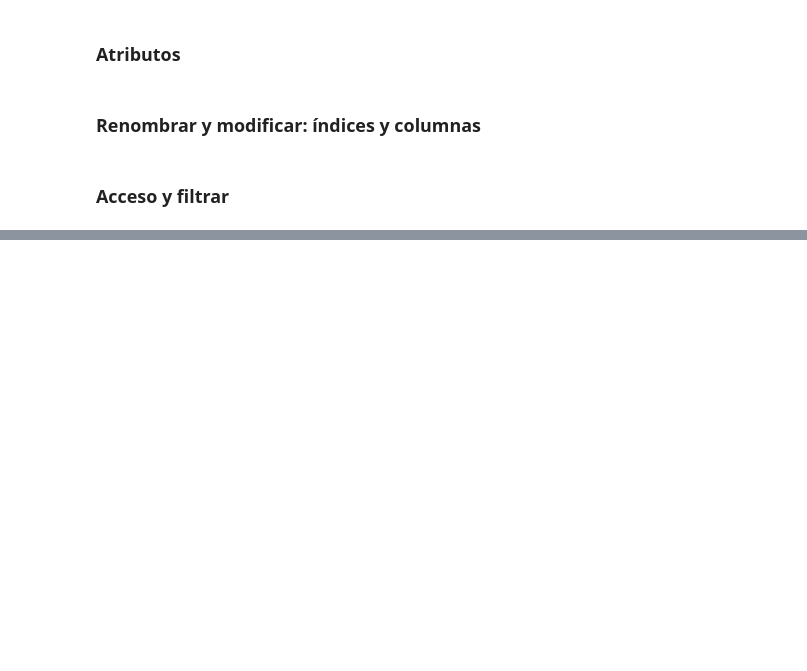
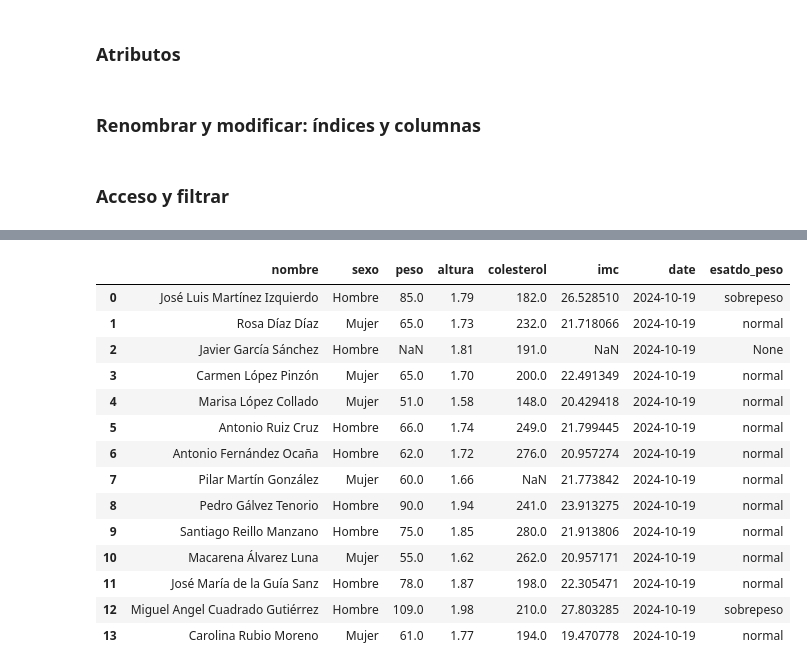
Before and after one commit to ricardoahumada/DataScienceBasics, a Jupyter notebook: pandas/03.pandas_ejemplos.ipynb, the cells around one changed output, grey strips where cells are left out. Saved outputs shown, nothing was run; the diff lists cells and outputs as text; code cells hidden in the pictures; blank space fills up the shorter version.

```diff
--- a/pandas/03.pandas_ejemplos.ipynb
+++ b/pandas/03.pandas_ejemplos.ipynb
@@ -215,0 +369,18 @@ dfcol[mask].dropna()
+# %%
+dfcol.replace({'sexo':{'H':'Hombre','M':'Mujer'}})
+# %% [output]
+|  | nombre | sexo | peso | altura | colesterol | imc | date | esatdo_peso |
+| 0 | José Luis Martínez Izquierdo | Hombre | 85.0 | 1.79 | 182.0 | 26.528510 | 2024-10-19 | sobrepeso |
+| 1 | Rosa Díaz Díaz | Mujer | 65.0 | 1.73 | 232.0 | 21.718066 | 2024-10-19 | normal |
+| 2 | Javier García Sánchez | Hombre | NaN | 1.81 | 191.0 | NaN | 2024-10-19 | None |
+| 3 | Carmen López Pinzón | Mujer | 65.0 | 1.70 | 200.0 | 22.491349 | 2024-10-19 | normal |
+| 4 | Marisa López Collado | Mujer | 51.0 | 1.58 | 148.0 | 20.429418 | 2024-10-19 | normal |
+| 5 | Antonio Ruiz Cruz | Hombre | 66.0 | 1.74 | 249.0 | 21.799445 | 2024-10-19 | normal |
+| 6 | Antonio Fernández Ocaña | Hombre | 62.0 | 1.72 | 276.0 | 20.957274 | 2024-10-19 | normal |
+| 7 | Pilar Martín González | Mujer | 60.0 | 1.66 | NaN | 21.773842 | 2024-10-19 | normal |
+| 8 | Pedro Gálvez Tenorio | Hombre | 90.0 | 1.94 | 241.0 | 23.913275 | 2024-10-19 | normal |
+| 9 | Santiago Reillo Manzano | Hombre | 75.0 | 1.85 | 280.0 | 21.913806 | 2024-10-19 | normal |
+| 10 | Macarena Álvarez Luna | Mujer | 55.0 | 1.62 | 262.0 | 20.957171 | 2024-10-19 | normal |
+| 11 | José María de la Guía Sanz | Hombre | 78.0 | 1.87 | 198.0 | 22.305471 | 2024-10-19 | normal |
+| 12 | Miguel Angel Cuadrado Gutiérrez | Hombre | 109.0 | 1.98 | 210.0 | 27.803285 | 2024-10-19 | sobrepeso |
+| 13 | Carolina Rubio Moreno | Mujer | 61.0 | 1.77 | 194.0 | 19.470778 | 2024-10-19 | normal |
```
Also changed, not shown: parts of 34 cells of this notebook, 1 other file.
